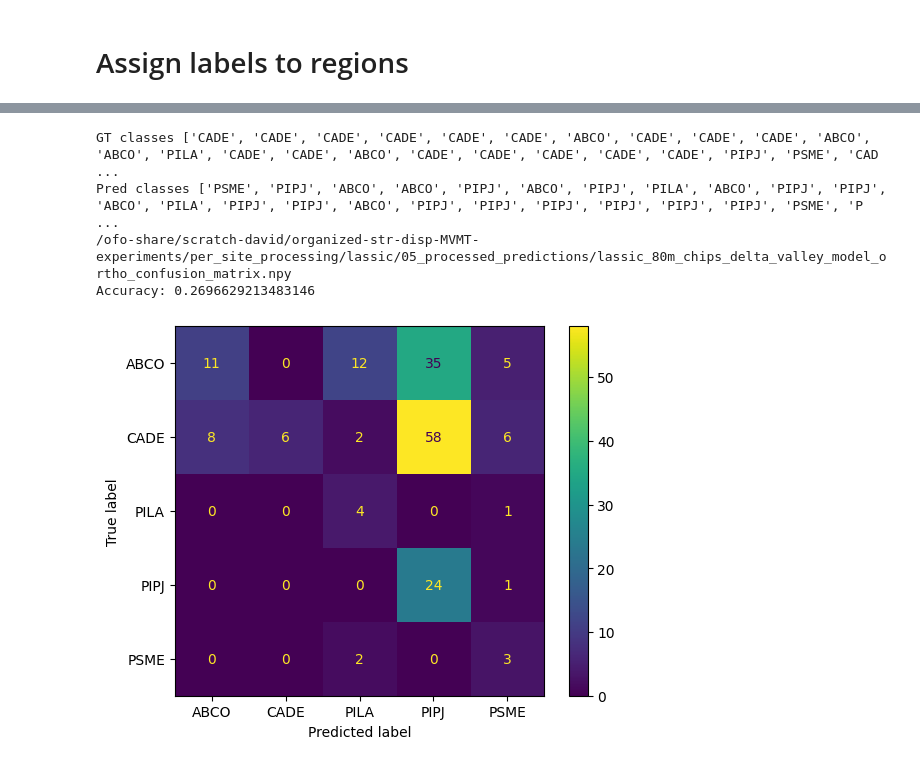
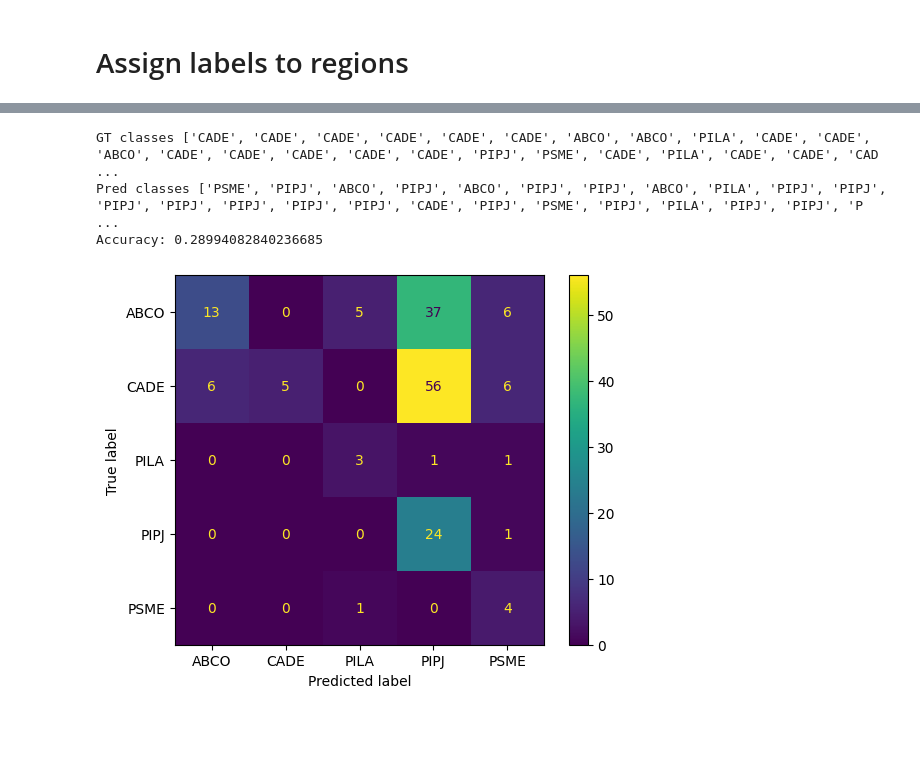
Before and after one commit to russelldj/str-disp-experiments, a Jupyter notebook: scripts/ortho/3_inference/3_inference_ortho_lassic.ipynb, the cells around one changed output, grey strips where cells are left out. Drawn from its saved outputs; the diff is of its cells as text; code cells hidden in the pictures; blank space fills up the shorter version.

```diff
--- a/scripts/ortho/3_inference/3_inference_ortho_lassic.ipynb
+++ b/scripts/ortho/3_inference/3_inference_ortho_lassic.ipynb
@@ -174,27 +174,25 @@ See the caveats in the documentation: https://pandas.pydata.org/pandas-docs/stab
 # %%
-NUMPY_EXPORT_CONFUSION_MATRIX_FILE = get_numpy_export_cf_filename(
-    prediction_site_name=INFERENCE_SITE, training_sites=training_sites, is_ortho=True
+NUMPY_EXPORT_CONFUSION_MATRIX_FILE = get_numpy_export_confusion_matrix_file(
+    inference_site=INFERENCE_SITE, is_ortho=True
 )
 FIGURE_EXPORT_CONFUSION_MATRIX_FILE = get_figure_export_confusion_matrix_file(
     inference_site=INFERENCE_SITE, is_ortho=True
 )
 
 gt_list = site_gdf[LABELS_COLUMN].tolist()
 pred_list = site_gdf["pred_class"].tolist()
 print(f"GT classes {gt_list}")
 print(f"Pred classes {pred_list}")
 
 # export and show
 cf, classess, accuracy = compute_and_show_cf(
     pred_labels=pred_list, gt_labels=gt_list, labels=list(IDS_TO_LABELS.values()),
     savefile=FIGURE_EXPORT_CONFUSION_MATRIX_FILE,
 )
-print(NUMPY_EXPORT_CONFUSION_MATRIX_FILE)
 np.save(NUMPY_EXPORT_CONFUSION_MATRIX_FILE, cf)
 print(f"Accuracy: {accuracy}")
 # %% [output]
-GT classes ['CADE', 'CADE', 'CADE', 'CADE', 'CADE', 'CADE', 'ABCO', 'CADE', 'CADE', 'CADE', 'ABCO', 'ABCO', 'PILA', 'CADE', 'CADE', 'ABCO', 'CADE', 'CADE', 'CADE', 'CADE', 'CADE', 'PIPJ', 'PSME', 'CAD ...
-Pred classes ['PSME', 'PIPJ', 'ABCO', 'ABCO', 'PIPJ', 'ABCO', 'PIPJ', 'PILA', 'ABCO', 'PIPJ', 'PIPJ', 'ABCO', 'PILA', 'PIPJ', 'PIPJ', 'ABCO', 'PIPJ', 'PIPJ', 'PIPJ', 'PIPJ', 'PIPJ', 'PIPJ', 'PSME', 'P ...
-/ofo-share/scratch-david/organized-str-disp-MVMT-experiments/per_site_processing/lassic/05_processed_predictions/lassic_80m_chips_delta_valley_model_ortho_confusion_matrix.npy
-Accuracy: 0.2696629213483146
+GT classes ['CADE', 'CADE', 'CADE', 'CADE', 'CADE', 'CADE', 'ABCO', 'ABCO', 'PILA', 'CADE', 'CADE', 'ABCO', 'CADE', 'CADE', 'CADE', 'CADE', 'CADE', 'PIPJ', 'PSME', 'CADE', 'PILA', 'CADE', 'CADE', 'CAD ...
+Pred classes ['PSME', 'PIPJ', 'ABCO', 'PIPJ', 'ABCO', 'PIPJ', 'PIPJ', 'ABCO', 'PILA', 'PIPJ', 'PIPJ', 'PIPJ', 'PIPJ', 'PIPJ', 'PIPJ', 'PIPJ', 'CADE', 'PIPJ', 'PSME', 'PIPJ', 'PILA', 'PIPJ', 'PIPJ', 'P ...
+Accuracy: 0.28994082840236685
-[figure, old version]
+[figure, new version]
```
Also changed, not shown: parts of 6 cells of this notebook, 3 other files.
